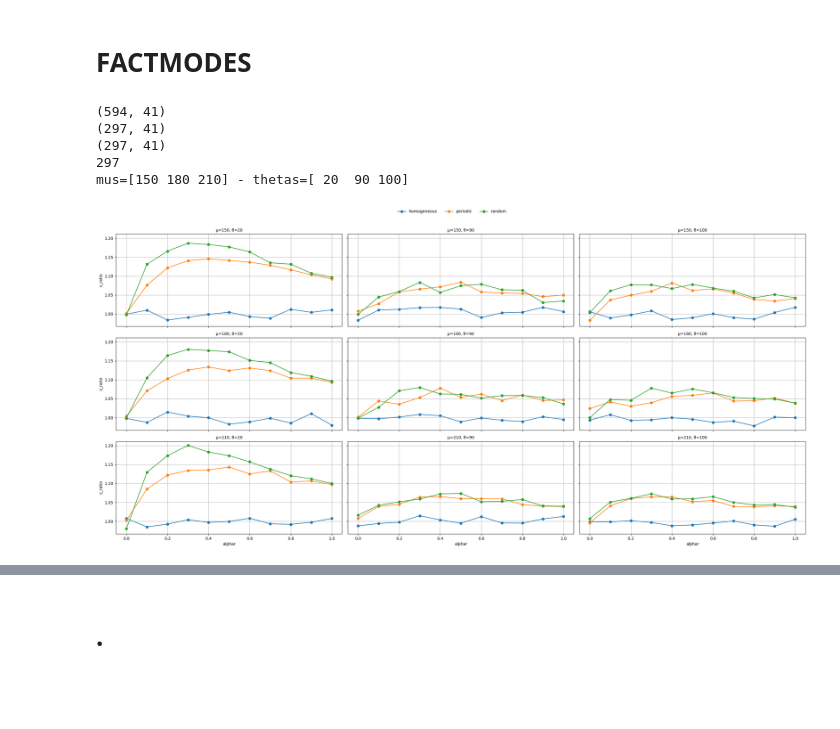
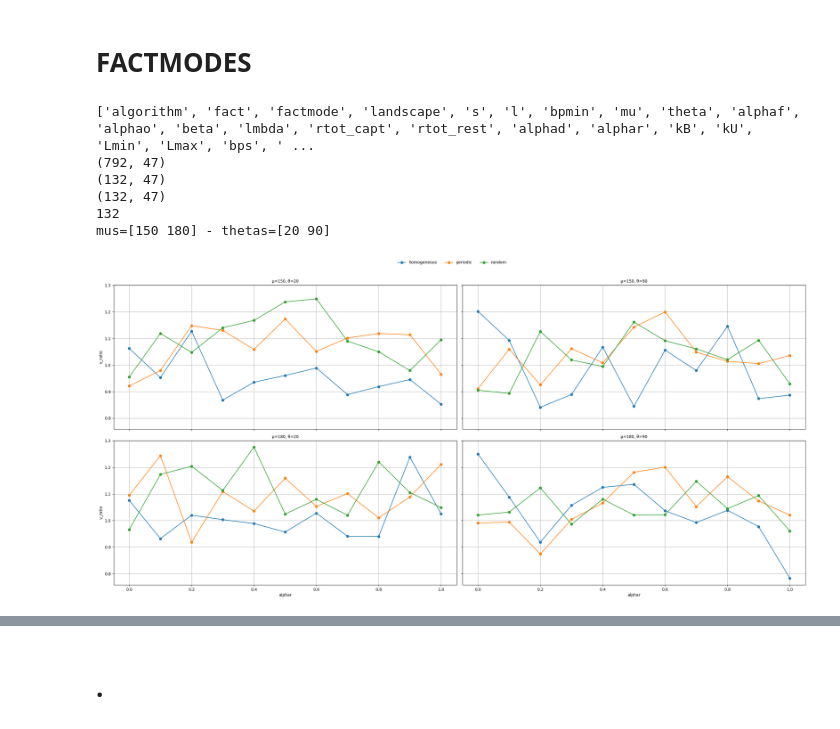
Before and after one commit to npelletbossot/nucleo, a Jupyter notebook: nucleo/working_on/fact.ipynb, the cells around one changed output, grey strips where cells are left out. Drawn from its saved outputs; the diff is of its cells as text; code cells hidden in the pictures; blank space fills up the shorter version.

```diff
--- a/nucleo/working_on/fact.ipynb
+++ b/nucleo/working_on/fact.ipynb
@@ -603,16 +603,20 @@ shape: (11, 15)
 # %% [markdown]
 # FACTMODES
 # %%
+# Ratio of : with memory / without memory (all passive)
+# In function of alphar
+# For different couples of mu theta
+
+
 # Librairies
 import numpy as np
 import matplotlib.pyplot as plt
 import polars as pl
 from pathlib import Path
-from itertools import enumerate
 
 
 # Load files
-root = Path("/home/nicolas/Documents/PhD/Workspace/nucleo/outputs/test_passive_modes")
+root = Path("/home/nicolas/Documents/PhD/Workspace/nucleo/outputs/test_fact_modes")
 paths = [str(p) for p in root.glob("*/**/*.parquet")] or [str(p) for p in root.glob("*/*.parquet")]
 
 lf = pl.scan_parquet(paths)
@@ -643,7 +647,7 @@ df_all = (
         "kB", "kU"
         ])
 )
-# print(df_all.columns)
+print(df_all.columns)
 print(df_all.shape)
 
 
@@ -710,36 +714,37 @@ for i, mu in enumerate(mus):
             v_ratio = df_plot["v_ratio"].to_numpy()
             alphar  = df_plot["alphar"].to_numpy()
 
             ax.plot(
                 alphar,
                 v_ratio,
                 marker="o",
                 label=landscape
             )
 
         ax.grid(True)
 
         ax.set_title(f"μ={mu}, θ={theta}", fontsize=10)
 
         if i == len(mus) - 1:
             ax.set_xlabel("alphar")
         if j == 0:
             ax.set_ylabel("v_ratio")
 
 handles, labels = axes[0, 0].get_legend_handles_labels()
 fig.legend(
     handles, labels,
     loc="upper center",
     ncol=len(landscapes),
     frameon=False
 )
 
 fig.tight_layout(rect=[0, 0, 1, 0.95])
 plt.show()
 # %% [output]
-(594, 41)
-(297, 41)
-(297, 41)
-297
-mus=[150 180 210] - thetas=[ 20  90 100]
+['algorithm', 'fact', 'factmode', 'landscape', 's', 'l', 'bpmin', 'mu', 'theta', 'alphaf', 'alphao', 'beta', 'lmbda', 'rtot_capt', 'rtot_rest', 'alphad', 'alphar', 'kB', 'kU', 'Lmin', 'Lmax', 'bps', ' ...
+(792, 47)
+(132, 47)
+(132, 47)
+132
+mus=[150 180] - thetas=[20 90]
-[figure, old version]
+[figure, new version]
```
Also changed, not shown: parts of 2 cells of this notebook, 14 other files.
